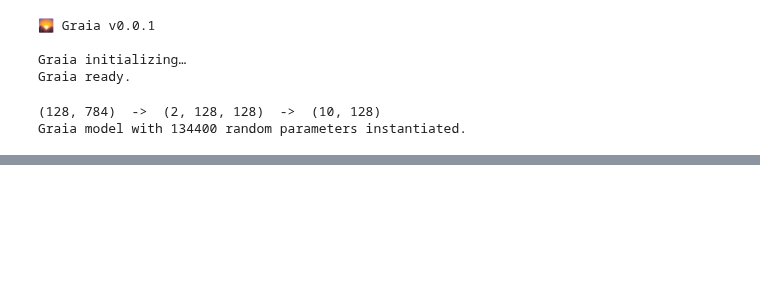
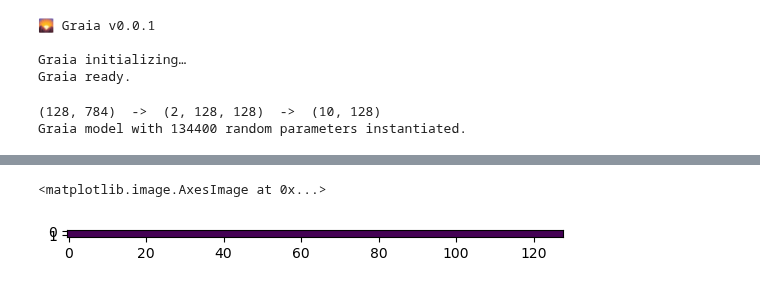
Before and after one commit to laurentpayot/graia, a Jupyter notebook: Graia_digits.ipynb, the cells around one changed output, grey strips where cells are left out. Saved outputs shown, nothing was run; the diff lists cells and outputs as text; code cells hidden in the pictures; blank space fills up the shorter version.

Commit message:
intermediate results display

```diff
--- a/Graia_digits.ipynb
+++ b/Graia_digits.ipynb
@@ -34,7 +35,7 @@ mnist = tf.keras.datasets.mnist
 # print(train_labels[0])
 # plt.imshow(train_images[0])
 # %%
-N = 1
+N = 100
 train_images = train_images[:N]
 train_labels = train_labels[:N]
 train_images = train_images.reshape(N, 28*28)
@@ -59,0 +68,5 @@ plt.imshow([model.last_outputs])
+# %%
+plt.imshow(model.last_intermediate_outputs)
+# %% [output]
+<matplotlib.image.AxesImage at 0x...>
+[figure, added]
```
Also changed, not shown: parts of 5 cells of this notebook.
